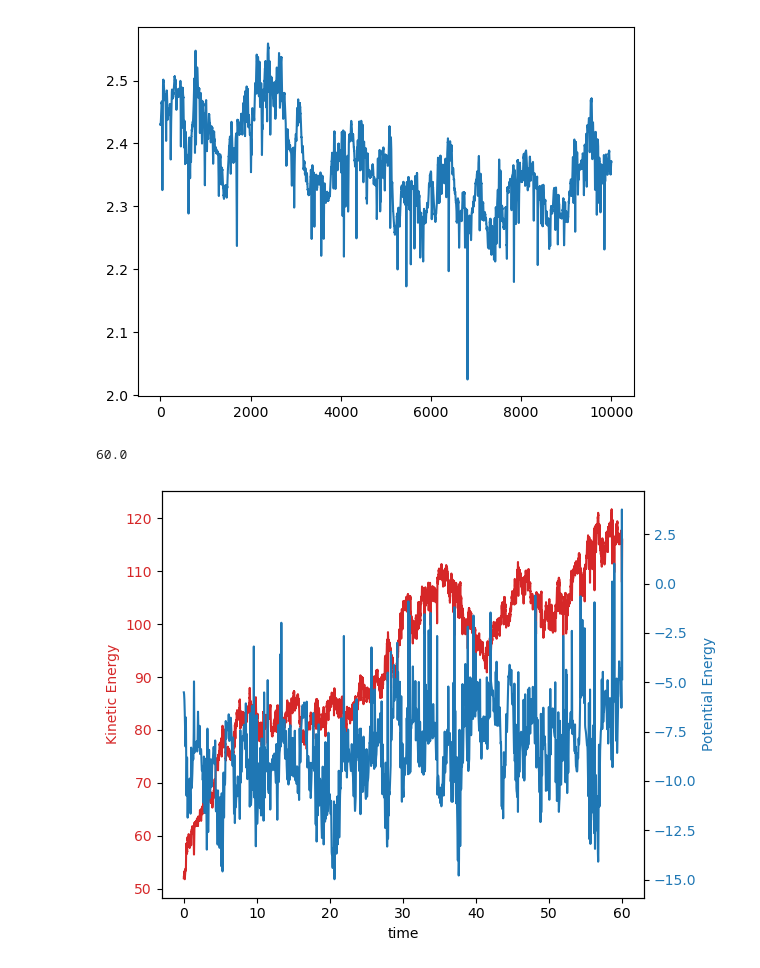
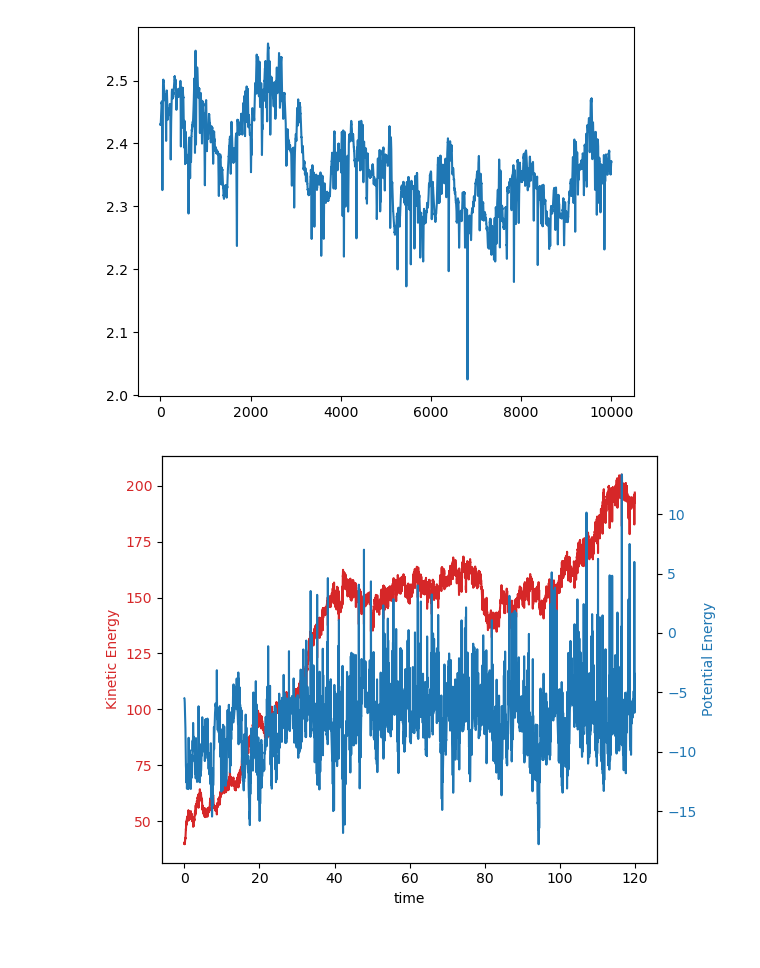
Before and after one commit to EdrickSG/Classical-Molecular-Dynamics, a Jupyter notebook: post-processing.ipynb, the cells around one changed output. Cells and saved outputs as stored; diff of their text form; code cells hidden in the pictures.

```diff
--- a/post-processing.ipynb
+++ b/post-processing.ipynb
@@ -266,35 +351,31 @@ plt.plot(2*kinetic/(3*num_molecules))
 kinetic=np.load("Results/kT3_KE.npy")
 potential=np.load("Results/kT3_PE.npy")
 positions=np.load("Results/kT3_positions.npy")
-# %%
-15000*.004
-# %% [output]
-60.0
 # %%
 # Data
-time = np.arange(0,60+0.004,0.004)
+time = np.arange(0,120+0.004,0.004)
 data1 = kinetic
 data2 = potential
 
 fig, ax1 = plt.subplots()
 
 color = 'tab:red'
 ax1.set_xlabel('time')
 ax1.set_ylabel('Kinetic Energy', color=color)
 ax1.plot(time,data1, color=color)
 ax1.tick_params(axis='y', labelcolor=color)
 
 ax2 = ax1.twinx()  # instantiate a second axes that shares the same x-axis
 
 color = 'tab:blue'
 ax2.set_ylabel('Potential Energy', color=color)  # we already handled the x-label with ax1
 ax2.plot(time,data2, color=color)
 ax2.tick_params(axis='y', labelcolor=color)
 
 fig.tight_layout()  # otherwise the right y-label is slightly clipped
 plt.show()
 # %% [output]
-[figure, old version]
+[figure, new version]
 # %%
 plt.plot(2*kinetic/(3*num_molecules))
 # %% [output]
```
Also changed, not shown: parts of 20 cells of this notebook, 3 other files.
